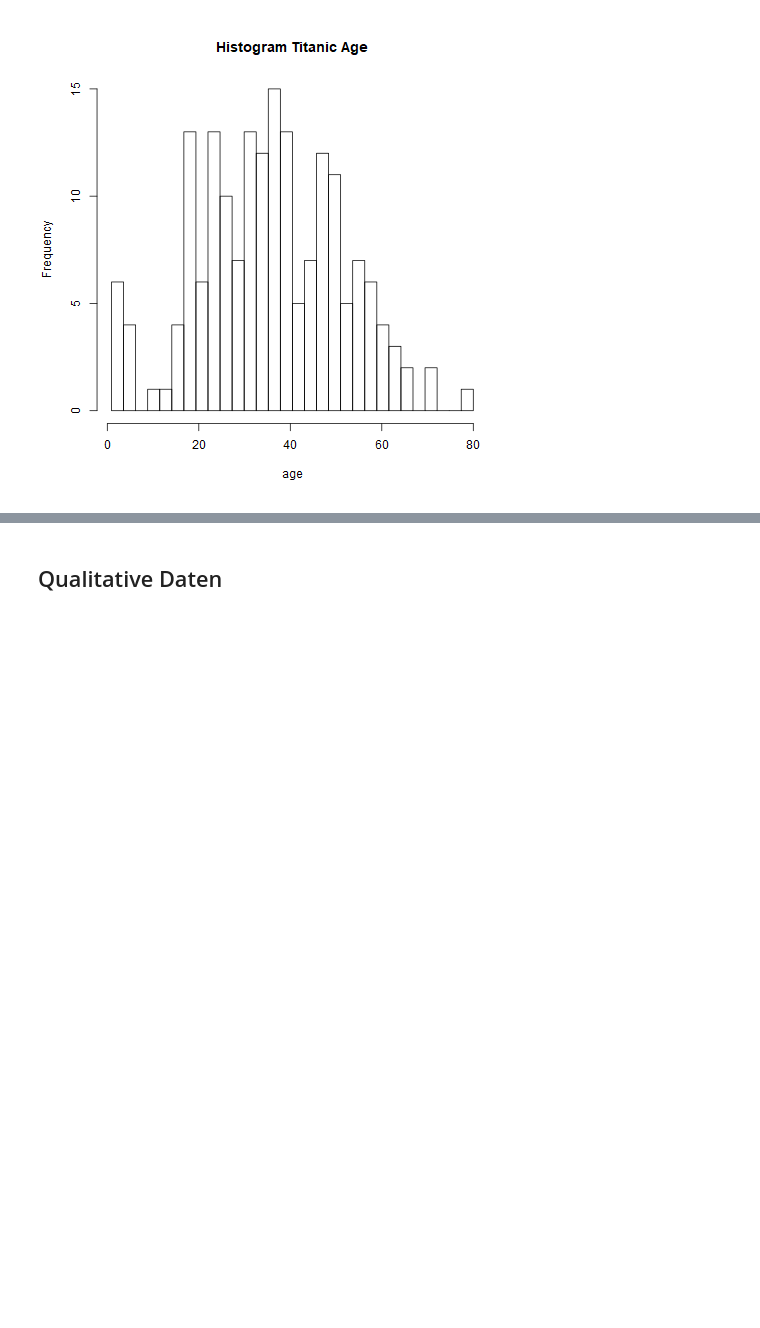
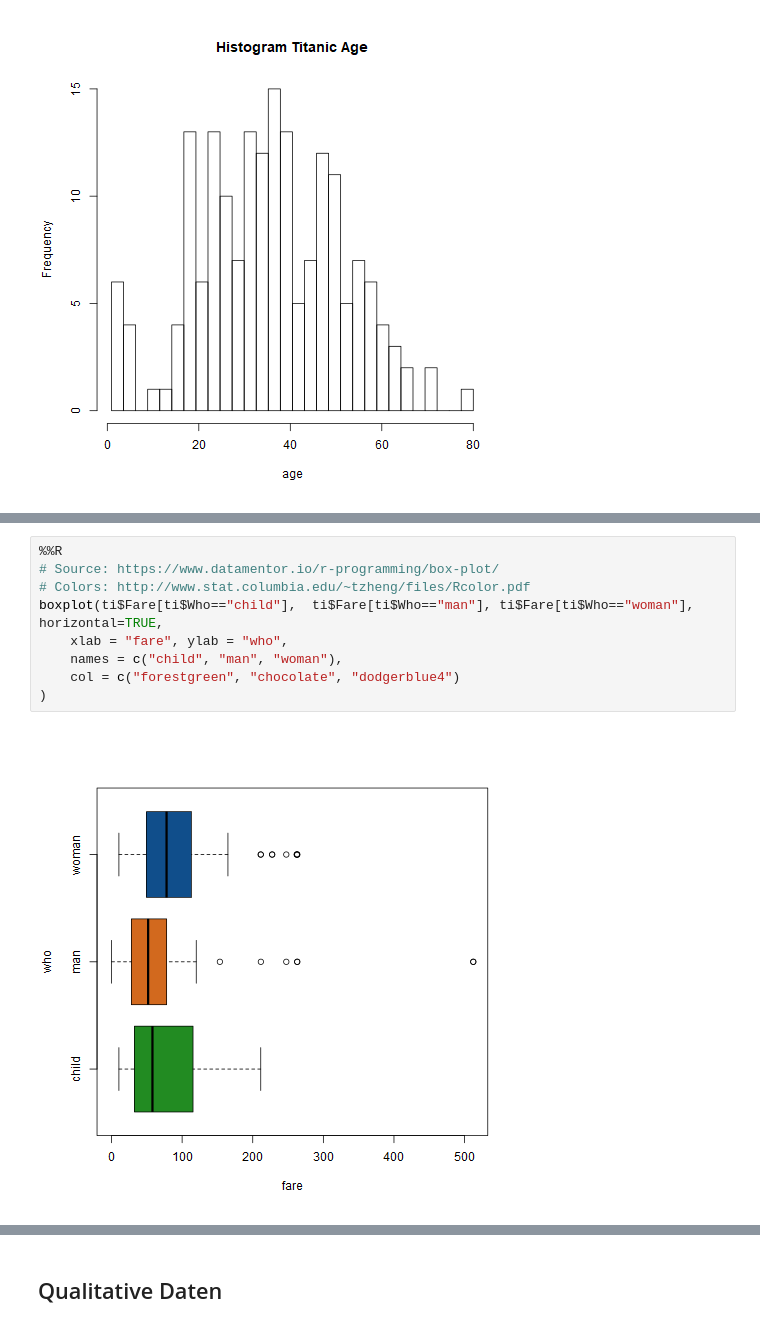
Before and after one commit to kurbaniec/everything-data-science, a Jupyter notebook: Visualisation.ipynb, the cells around one changed output, grey strips where cells are left out. Drawn from its saved outputs; the diff is of its cells as text; blank space fills up the shorter version.

```diff
--- a/Visualisation.ipynb
+++ b/Visualisation.ipynb
@@ -135,0 +169,11 @@ hist(ti$Age, breaks=breakInterval(ti$Age, 30), xlab="age", main="Histogram Titan
+# %%
+%%R
+# Source: https://www.datamentor.io/r-programming/box-plot/
+# Colors: http://www.stat.columbia.edu/~tzheng/files/Rcolor.pdf
+boxplot(ti$Fare[ti$Who=="child"],  ti$Fare[ti$Who=="man"], ti$Fare[ti$Who=="woman"], horizontal=TRUE,
+    xlab = "fare", ylab = "who",
+    names = c("child", "man", "woman"),
+    col = c("forestgreen", "chocolate", "dodgerblue4")
+)
+# %% [output]
+[figure, added]
```
Also changed, not shown: parts of 9 cells of this notebook, 1 other file.
